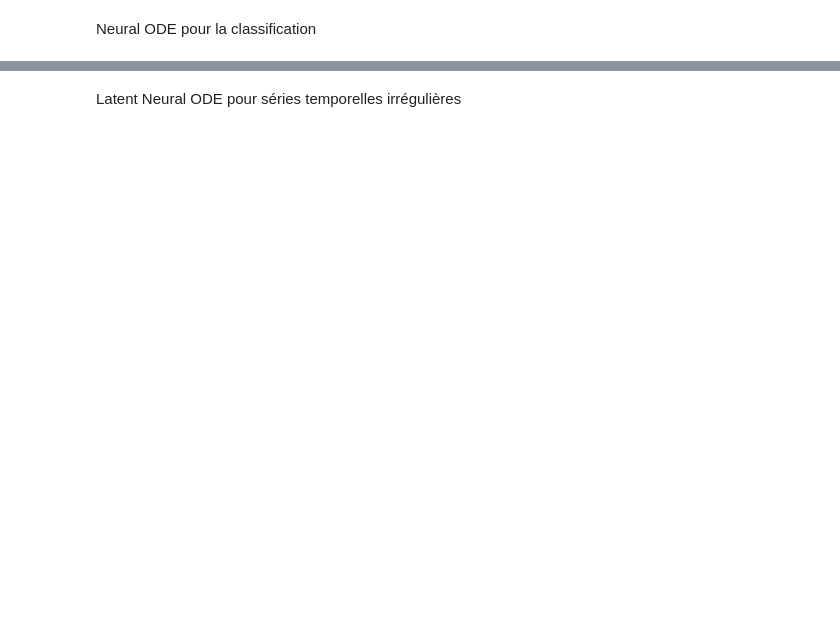
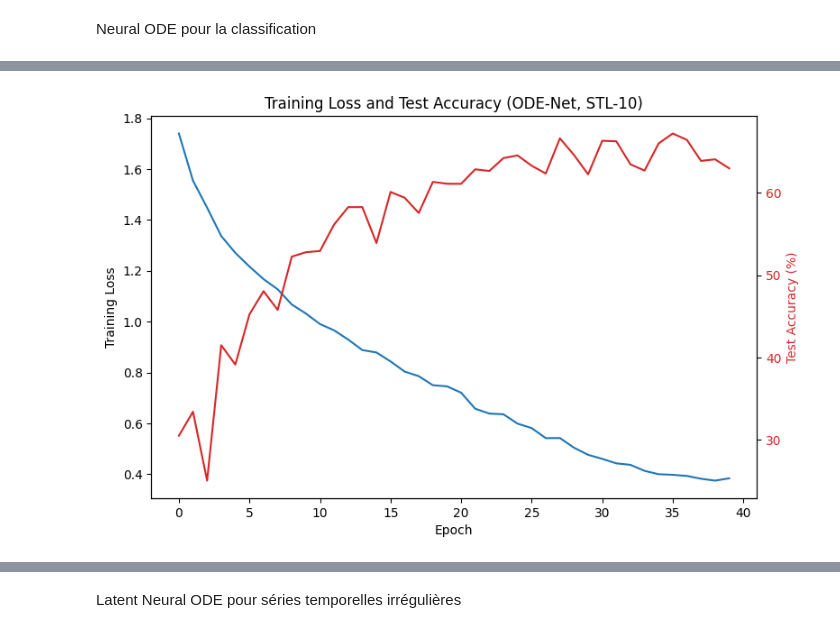
Before and after one commit to Titouaaaan/M2-MIND, a Jupyter notebook: ADL/tme6/ADL_TME6_Neural_ODE_student.ipynb, the cells around one changed output, grey strips where cells are left out. Saved outputs shown, nothing was run; the diff lists cells and outputs as text; code cells hidden in the pictures; blank space fills up the shorter version.

```diff
--- a/ADL/tme6/ADL_TME6_Neural_ODE_student.ipynb
+++ b/ADL/tme6/ADL_TME6_Neural_ODE_student.ipynb
@@ -437,7 +437,7 @@ if 'n_epochs' not in locals():
 
 forecaster_net = Forecaster(n_state, n_hidden, method="rk4").to(device)
 
-optimizer = optim.Adam(forecaster_net.parameters(), lr=1e-3)
+optimizer = optim.Adam(forecaster_net.parameters(), lr=1e-4)
 traj_loss = nn.MSELoss()
 
 from tqdm import tqdm
@@ -706,8 +730,16 @@ class ODE_STL10(nn.Module):
 
 model = ODE_STL10().to(device)
 criterion = nn.CrossEntropyLoss()
-optimizer = optim.Adam(model.parameters(), lr=1e-3)
+optimizer = torch.optim.Adam(
+    model.parameters(),
+    lr=3e-4,
+    weight_decay=1e-4
+)
 
+scheduler = torch.optim.lr_scheduler.CosineAnnealingLR(
+    optimizer,
+    T_max=40
+)
 
 def train_epoch(model, loader):
     model.train()
@@ -744,9 +776,9 @@ def evaluate(model, loader):
 train_losses = []
 test_accuracies = []
 
-epochs = 3
+epochs = 40
 
-for epoch in range(epochs):
+for epoch in tqdm(range(epochs)):
     start = time.time()
 
     loss = train_epoch(model, trainloader)
@@ -754,6 +786,7 @@ for epoch in range(epochs):
 
     train_losses.append(loss)
     test_accuracies.append(acc)
+    scheduler.step()
 
     print(
         f"Epoch {epoch+1:02d} | "
@@ -764,18 +811,20 @@ for epoch in range(epochs):
 # %%
 import matplotlib.pyplot as plt
 
 fig, ax1 = plt.subplots(figsize=(8, 5))
 
 ax1.set_xlabel("Epoch")
-ax1.set_ylabel("Training Loss", color="tab:blue")
-ax1.plot(train_losses, label="Train Loss", color="tab:blue")
-ax1.tick_params(axis="y", labelcolor="tab:blue")
+ax1.set_ylabel("Training Loss")
+ax1.plot(train_losses, label="Train Loss")
+ax1.tick_params(axis="y")
 
 ax2 = ax1.twinx()
 ax2.set_ylabel("Test Accuracy (%)", color="tab:red")
 ax2.plot(test_accuracies, label="Test Accuracy", color="tab:red")
 ax2.tick_params(axis="y", labelcolor="tab:red")
 
 fig.tight_layout()
 plt.title("Training Loss and Test Accuracy (ODE-Net, STL-10)")
 plt.show()
+# %% [output]
+[figure, added]
```
Also changed, not shown: parts of 21 cells of this notebook.
